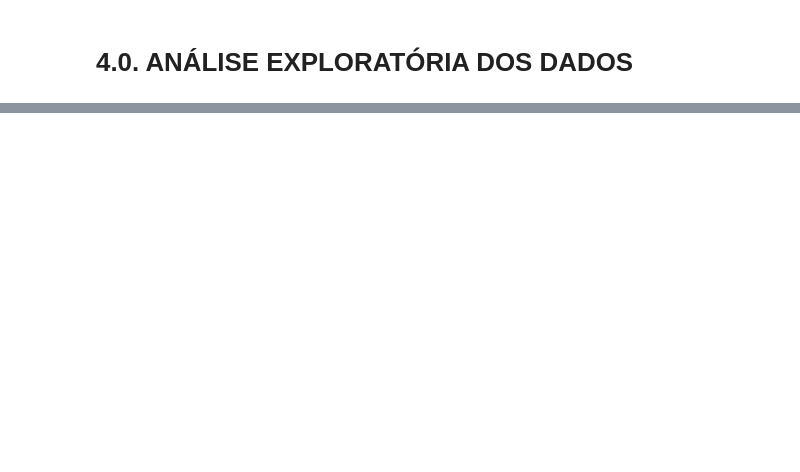
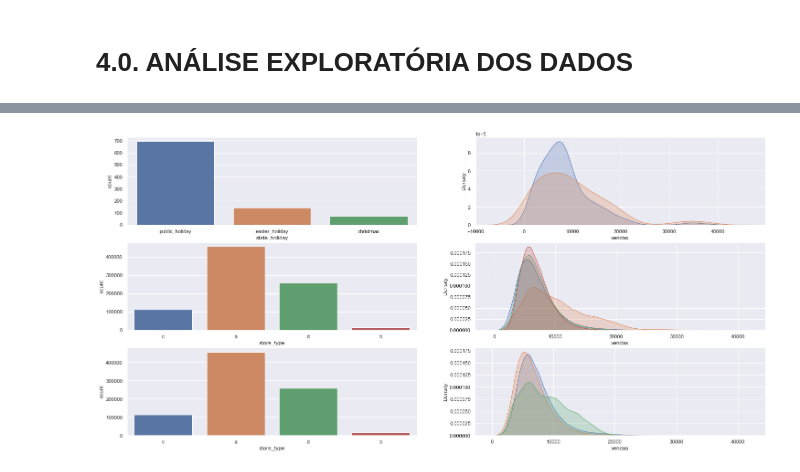
Before and after one commit to Emanoelgenez/Ds_em_Prod, a Jupyter notebook: NOTEBOOKS/04.ipynb, the cells around one changed output, grey strips where cells are left out. Saved outputs shown, nothing was run; the diff lists cells and outputs as text; code cells hidden in the pictures; blank space fills up the shorter version.

```diff
--- a/NOTEBOOKS/04.ipynb
+++ b/NOTEBOOKS/04.ipynb
@@ -508,0 +533,31 @@ df4 = df3.copy()
+# %%
+# state_holiday
+plt.subplot( 3, 2, 1 )
+a = df4[df4['state_holiday'] !='regular_day']
+sns.countplot( a['state_holiday'] );
+
+plt.subplot( 3, 2, 2 )
+sns.kdeplot( df4[df4['state_holiday'] == 'public_holiday'] ['vendas'], label = 'public_holiday', shade=True );
+sns.kdeplot( df4[df4['state_holiday'] == 'easter_holiday'] ['vendas'], label = 'easter_holiday', shade=True );
+sns.kdeplot( df4[df4['state_holiday'] == 'christmas_holiday'] ['vendas'], label = 'christmas_holiday', shade=True );
+
+# store_type
+plt.subplot( 3, 2, 3 )
+sns.countplot( df4['store_type'] );
+
+plt.subplot( 3, 2, 4 )
+sns.kdeplot( df4[df4['store_type'] == 'a'] ['vendas'], label = 'a', shade=True );
+sns.kdeplot( df4[df4['store_type'] == 'b'] ['vendas'], label = 'b', shade=True );
+sns.kdeplot( df4[df4['store_type'] == 'c'] ['vendas'], label = 'c', shade=True );
+sns.kdeplot( df4[df4['store_type'] == 'd'] ['vendas'], label = 'd', shade=True );
+
+# varidedade
+plt.subplot( 3, 2, 5 )
+sns.countplot( df4['store_type'] );
+
+plt.subplot( 3, 2, 6 )
+sns.kdeplot( df4[df4['variedade'] == 'extended'] ['vendas'], label = 'extended', shade=True );
+sns.kdeplot( df4[df4['variedade'] == 'basic'] ['vendas'], label = 'basic', shade=True );
+sns.kdeplot( df4[df4['variedade'] == 'extra'] ['vendas'], label = 'extra', shade=True );
+# %% [output]
+[figure, added]
```
Also changed, not shown: parts of 19 cells of this notebook.
